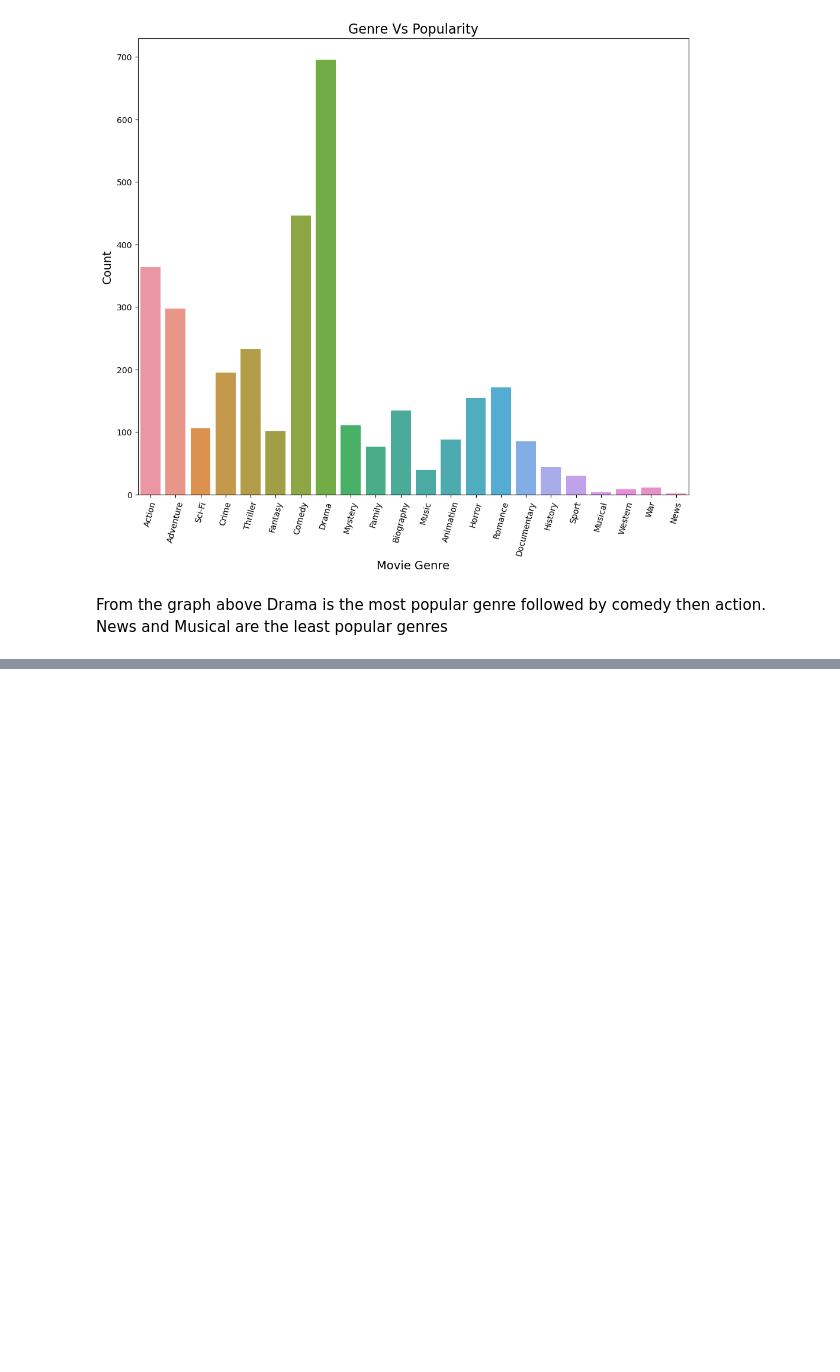
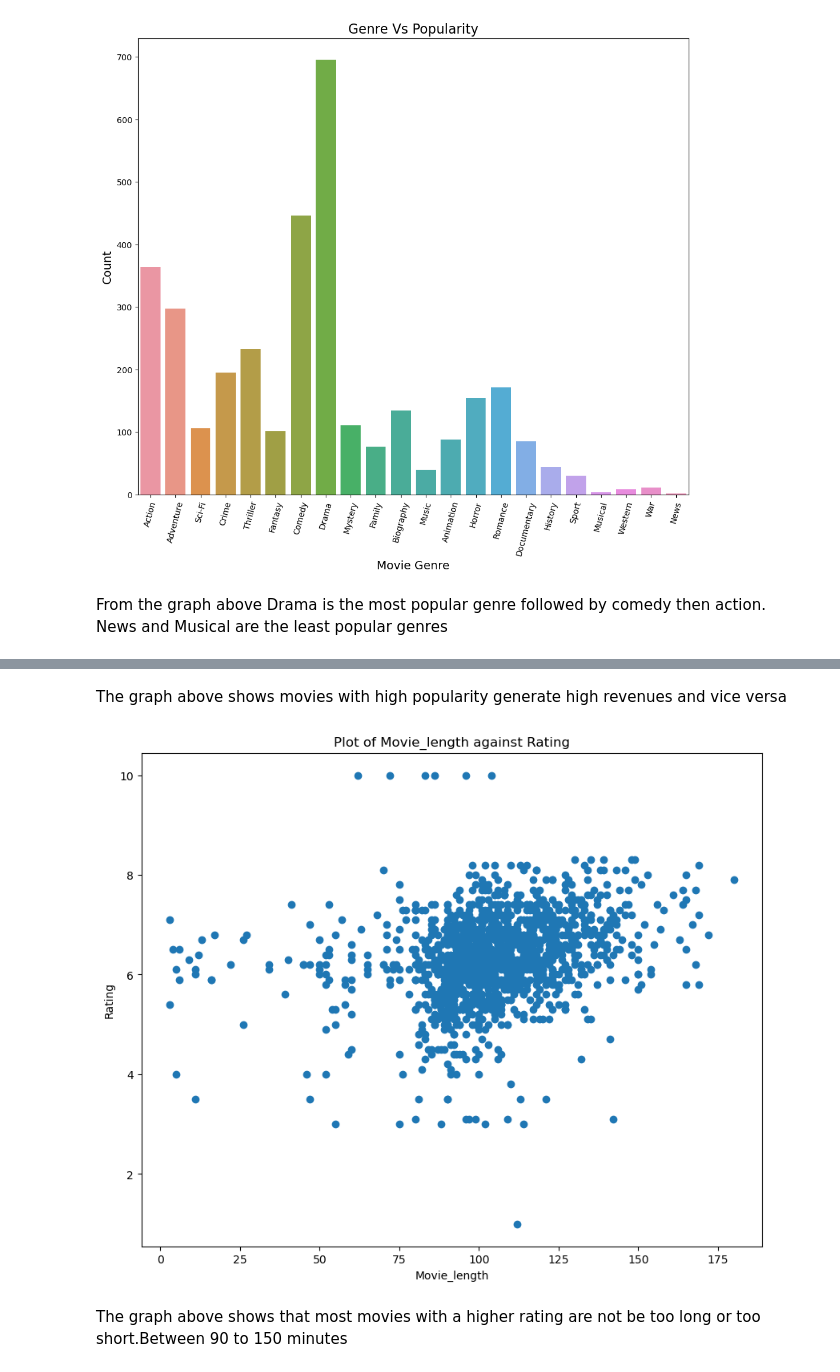
Before and after one commit to Kiptoo1960/dsc-phase-1-project-v2-4, a Jupyter notebook: student.ipynb, the cells around one changed output, grey strips where cells are left out. Saved outputs shown, nothing was run; the diff lists cells and outputs as text; code cells hidden in the pictures; blank space fills up the shorter version.

```diff
--- a/student.ipynb
+++ b/student.ipynb
@@ -1068,0 +1087,14 @@ The graph shows a scatter plot of production budget against domestic and foreign
+# %% [markdown]
+The graph above shows movies with high popularity generate high revenues and vice versa
+# %%
+# plot a scatter plot showing a relationship between movie_length and rating
+plt.figure(figsize=(10, 8))
+plt.scatter(final_df['runtime_minutes'], final_df['vote_average'])
+plt.xlabel('Movie_length')
+plt.ylabel('Rating')
+plt.title('Plot of Movie_length against Rating')
+plt.show()
+# %% [output]
+[figure, added]
+# %% [markdown]
+The graph above shows that most movies with a higher rating  are not be too long or too short.Between 90 to 150 minutes
```
Also changed, not shown: parts of 6 cells of this notebook.
